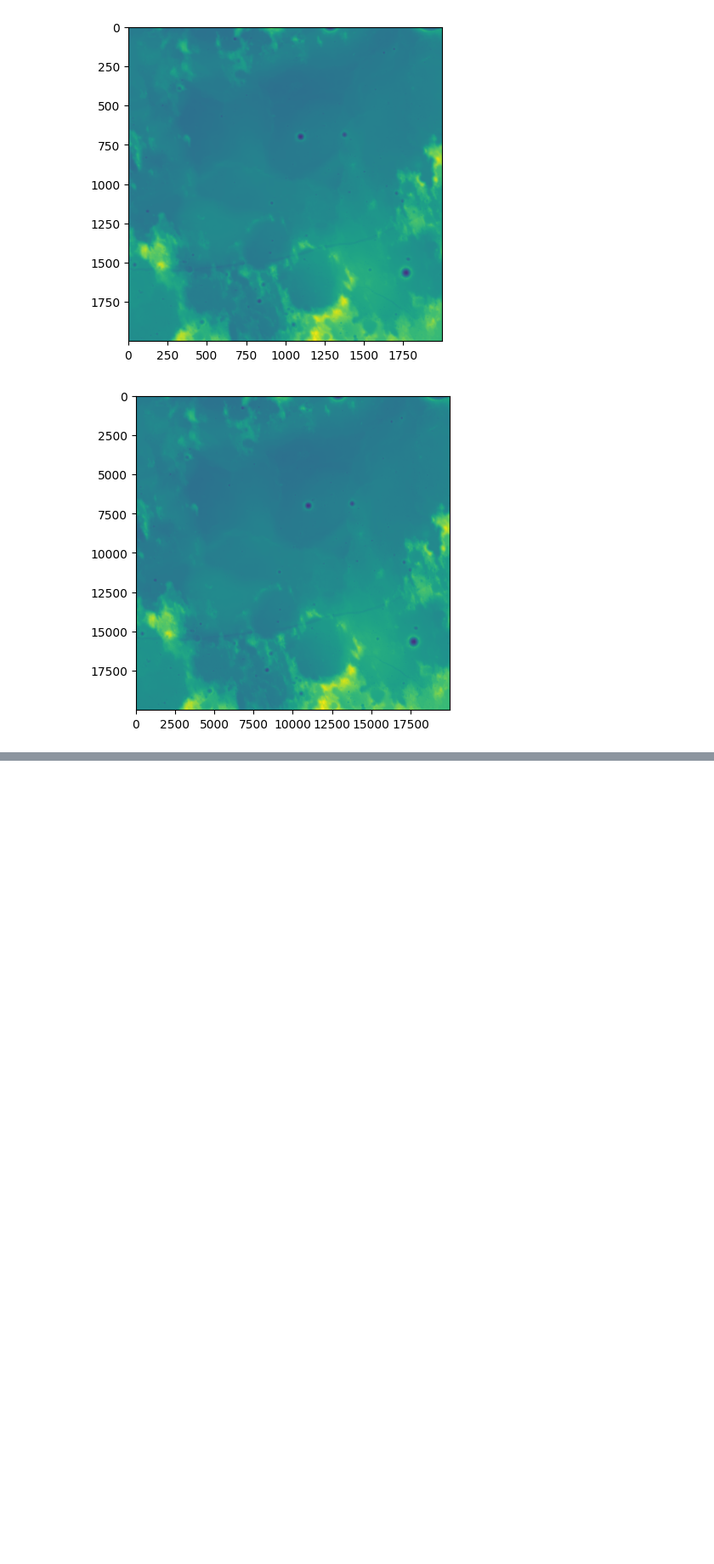
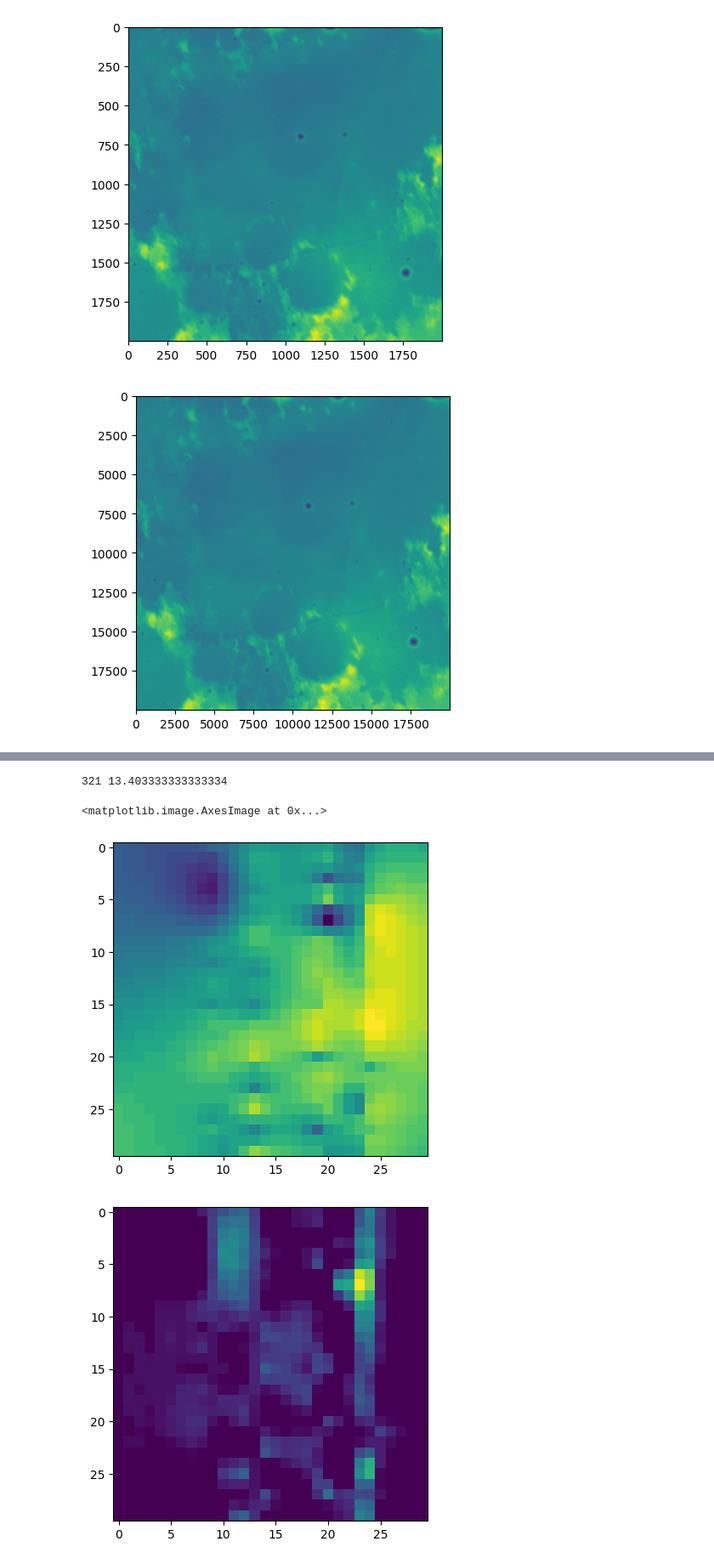
Before and after one commit to the-astronot/boromir, a Jupyter notebook: scratch/interpolation_station.ipynb, the cells around one changed output, grey strips where cells are left out. Shown: that part at 85% size. Cells and saved outputs as stored; diff of their text form; code cells hidden in the pictures; blank space fills up the shorter version.

Commit message:
dozer method

```diff
--- a/scratch/interpolation_station.ipynb
+++ b/scratch/interpolation_station.ipynb
@@ -48,0 +55,15 @@ plt.imshow(map_resize[:300,:300])
+# %%
+# The DOZER
+dozer_map = map[:30,:30]
+plt.figure()
+plt.imshow(dozer_map)
+dx = cv.Scharr(dozer_map,-1,1,0)
+print(np.max(dx),np.average(dx))
+dx = np.where(dx>5,dx,0)
+plt.figure()
+plt.imshow(dx)
+# %% [output]
+321 13.403333333333334
+<matplotlib.image.AxesImage at 0x...>
+[figure, added]
+[figure, added]
```
Also changed, not shown: parts of 9 cells of this notebook, 2 other files.
